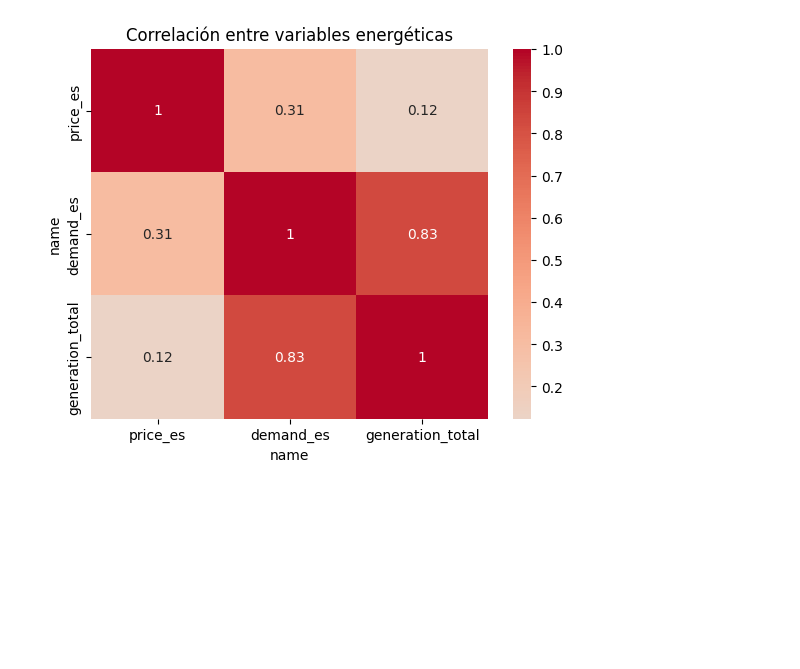
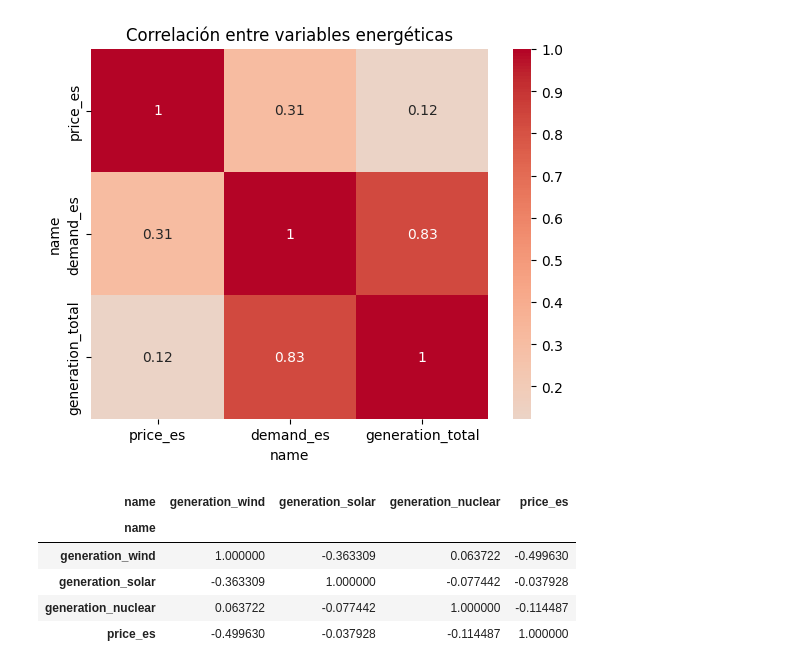
Before and after one commit to alevarriola/analisis-de-datos, a Jupyter notebook: notebooks/02_energy_timeseries_eda.ipynb, the cells around one changed output. Saved outputs shown, nothing was run; the diff lists cells and outputs as text; code cells hidden in the pictures; blank space fills up the shorter version.

```diff
--- a/notebooks/02_energy_timeseries_eda.ipynb
+++ b/notebooks/02_energy_timeseries_eda.ipynb
@@ -268,3 +268,14 @@ plt.title("Correlación entre variables energéticas")
 plt.show()
 # %% [output]
 [figure]
+# %%
+# Correlación entre generación renovable y precio
+cols_renovables = ["generation_wind", "generation_solar", "generation_nuclear"]
+df_wide[cols_renovables + ["price_es"]].corr()
+# %% [output]
+| name | generation_wind | generation_solar | generation_nuclear | price_es |
+| name |  |  |  |  |
+| generation_wind | 1.000000 | -0.363309 | 0.063722 | -0.499630 |
+| generation_solar | -0.363309 | 1.000000 | -0.077442 | -0.037928 |
+| generation_nuclear | 0.063722 | -0.077442 | 1.000000 | -0.114487 |
+| price_es | -0.499630 | -0.037928 | -0.114487 | 1.000000 |
```
Also changed, not shown: parts of 3 cells of this notebook, 5 other files.
